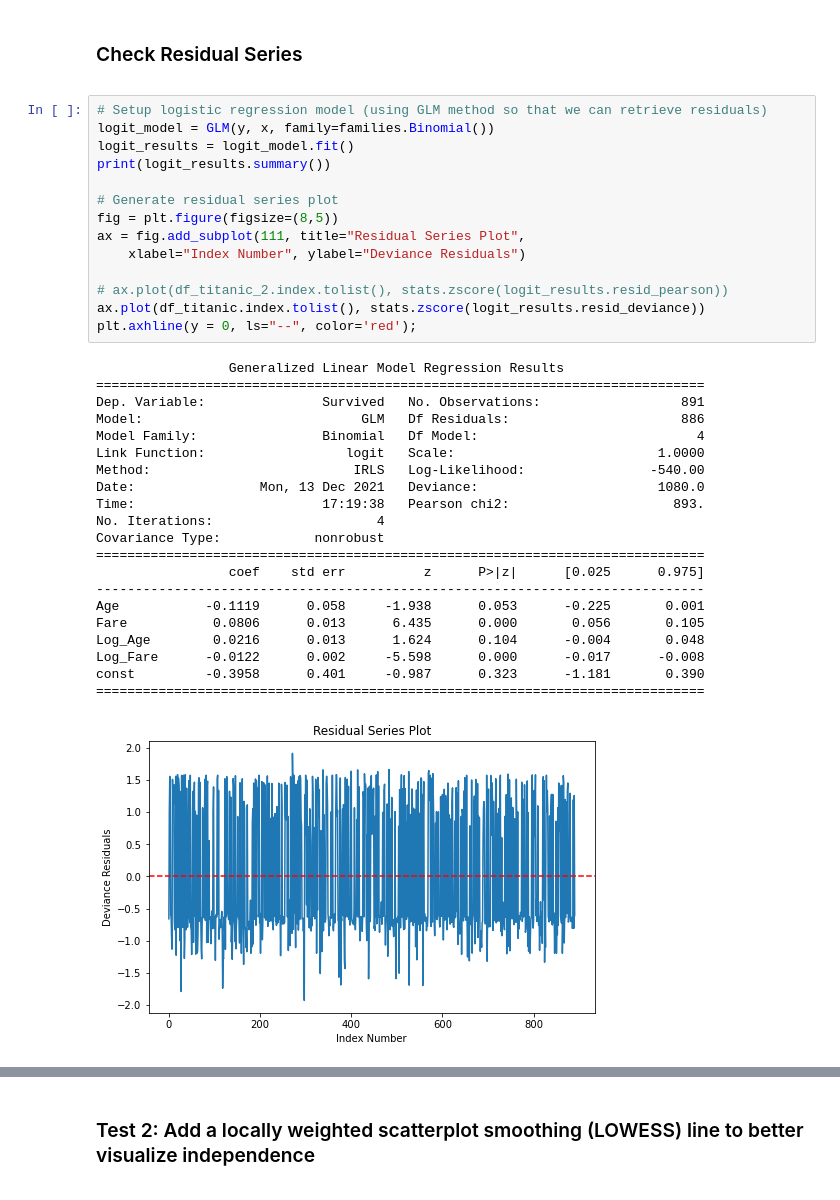
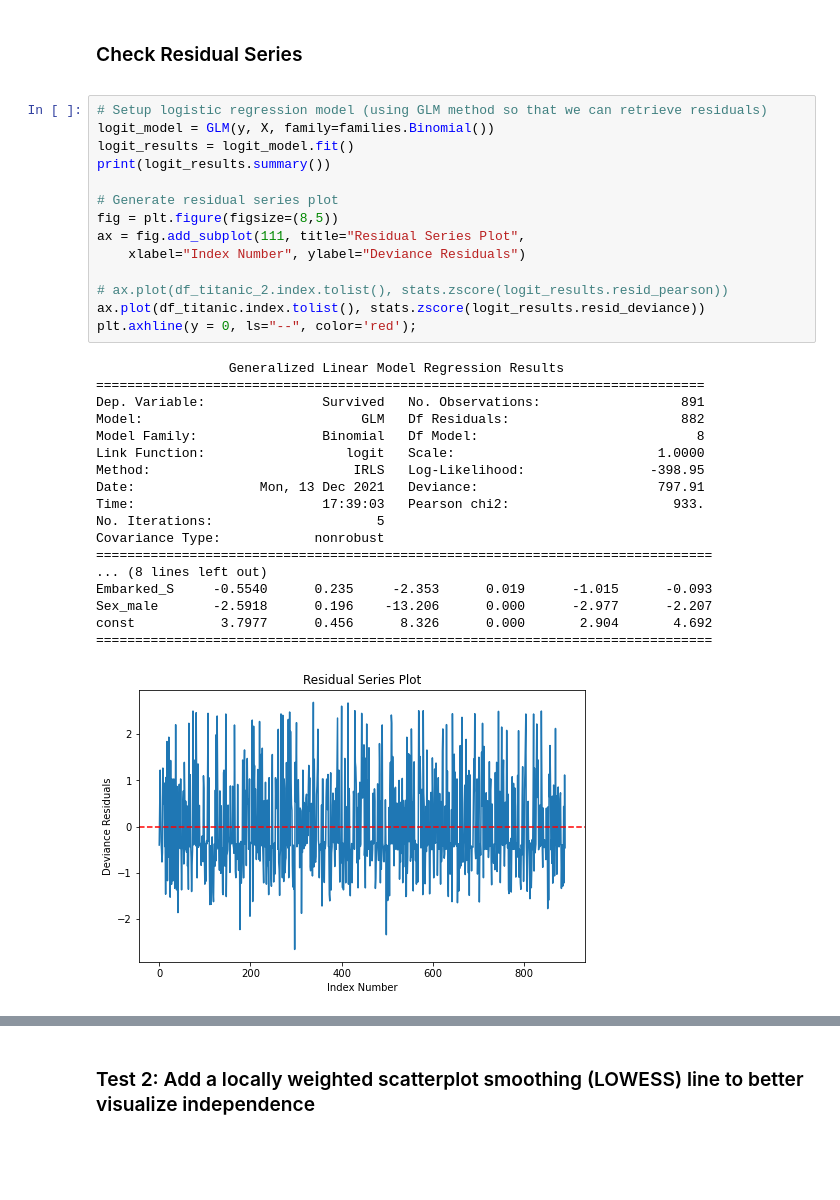
Before and after one commit to benjaminbrown038/Data-Science-Techniques, a Jupyter notebook: Assumptions_Logistic_Regression_Data.ipynb, the cells around one changed output, grey strips where cells are left out. Drawn from its saved outputs; the diff is of its cells as text; blank space fills up the shorter version.

```diff
--- a/Testing_Titanic_Data_Assumptions_Logistic_Regression.ipynb
+++ b/Assumptions_Logistic_Regression_Data.ipynb
@@ -574,40 +573,37 @@ The different outcomes:
 <a name = 'residual'><a/>
 # %%
 # Setup logistic regression model (using GLM method so that we can retrieve residuals)
-logit_model = GLM(y, x, family=families.Binomial())
+logit_model = GLM(y, X, family=families.Binomial())
 logit_results = logit_model.fit()
 print(logit_results.summary())
 
 # Generate residual series plot
 fig = plt.figure(figsize=(8,5))
 ax = fig.add_subplot(111, title="Residual Series Plot",
     xlabel="Index Number", ylabel="Deviance Residuals")
 
 # ax.plot(df_titanic_2.index.tolist(), stats.zscore(logit_results.resid_pearson))
 ax.plot(df_titanic.index.tolist(), stats.zscore(logit_results.resid_deviance))
 plt.axhline(y = 0, ls="--", color='red');
 # %% [output]
                  Generalized Linear Model Regression Results
 ==============================================================================
 Dep. Variable:               Survived   No. Observations:                  891
-Model:                            GLM   Df Residuals:                      886
-Model Family:                Binomial   Df Model:                            4
+Model:                            GLM   Df Residuals:                      882
+Model Family:                Binomial   Df Model:                            8
 Link Function:                  logit   Scale:                          1.0000
-Method:                          IRLS   Log-Likelihood:                -540.00
-Date:                Mon, 13 Dec 2021   Deviance:                       1080.0
-Time:                        17:19:38   Pearson chi2:                     893.
-No. Iterations:                     4
+Method:                          IRLS   Log-Likelihood:                -398.95
+Date:                Mon, 13 Dec 2021   Deviance:                       797.91
+Time:                        17:39:03   Pearson chi2:                     933.
+No. Iterations:                     5
 Covariance Type:            nonrobust
-==============================================================================
-                 coef    std err          z      P>|z|      [0.025      0.975]
-------------------------------------------------------------------------------
-Age           -0.1119      0.058     -1.938      0.053      -0.225       0.001
-Fare           0.0806      0.013      6.435      0.000       0.056       0.105
-Log_Age        0.0216      0.013      1.624      0.104      -0.004       0.048
-Log_Fare      -0.0122      0.002     -5.598      0.000      -0.017      -0.008
-const         -0.3958      0.401     -0.987      0.323      -1.181       0.390
-==============================================================================
+===============================================================================
+... (8 lines left out)
+Embarked_S     -0.5540      0.235     -2.353      0.019      -1.015      -0.093
+Sex_male       -2.5918      0.196    -13.206      0.000      -2.977      -2.207
+const           3.7977      0.456      8.326      0.000       2.904       4.692
+===============================================================================
-[figure, old version]
+[figure, new version]
 # %%
 fig = plt.figure(figsize=(8, 5))
 ax = fig.add_subplot(
```
Also changed, not shown: parts of 4 cells of this notebook.
